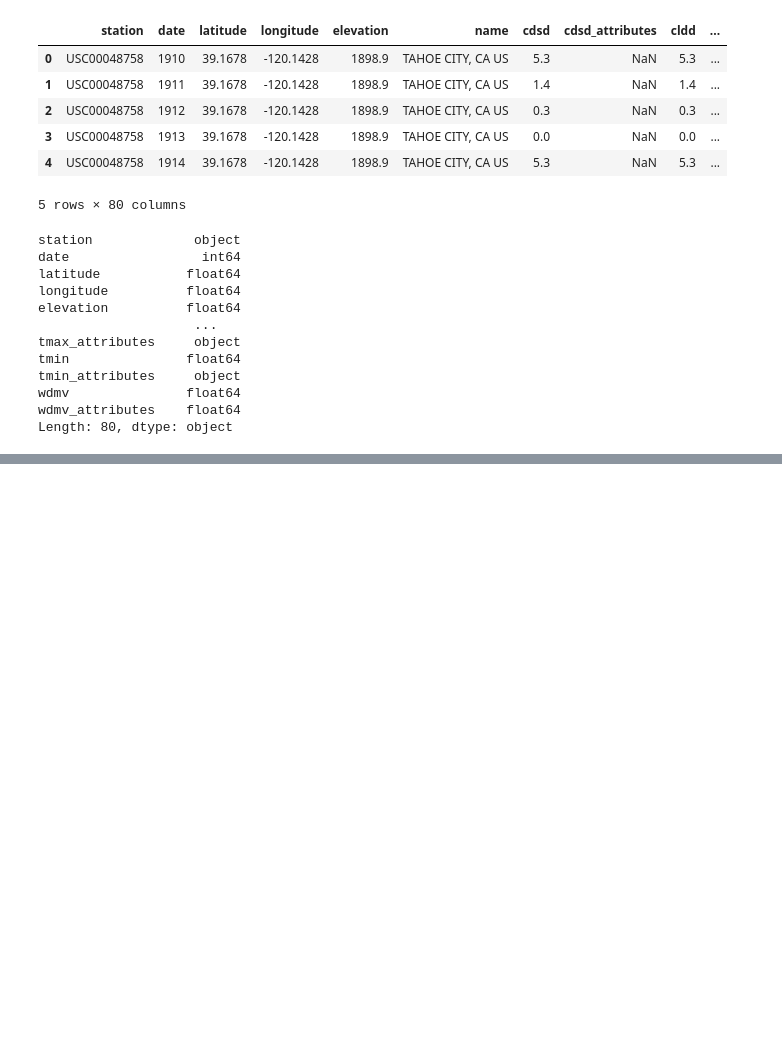
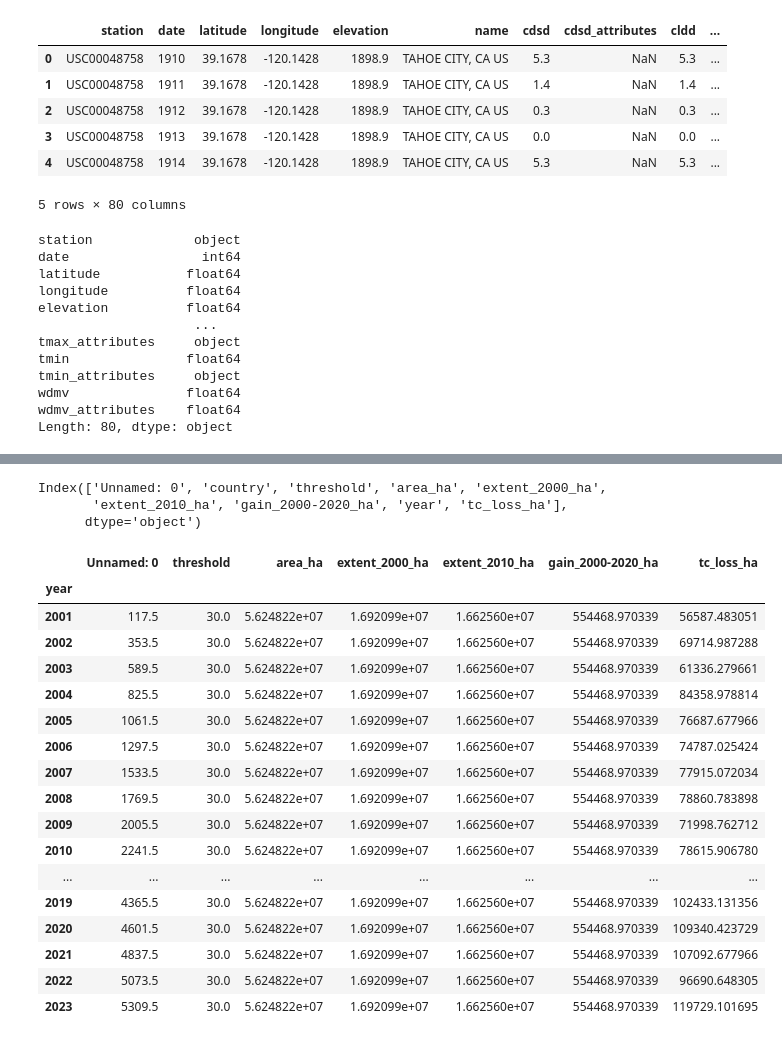
Before and after one commit to sidmanu/MIDS-W207-DeforestationAndClimate, a Jupyter notebook: notebooks/clean_NCEI.ipynb, the cells around one changed output, grey strips where cells are left out. Drawn from its saved outputs; the diff is of its cells as text; code cells hidden in the pictures; blank space fills up the shorter version.

```diff
--- a/notebooks/clean_NCEI.ipynb
+++ b/notebooks/clean_NCEI.ipynb
@@ -83,0 +86,3 @@ for column in df.columns:
+# %%
+carbon = pd.read_csv('gfc_carbon_yearly.csv')
+tc = pd.read_csv('gfc_tc_yearly.csv')
@@ -83,0 +117,27 @@ for column in df.columns:
+# %%
+tc.columns
+# %% [output]
+Index(['Unnamed: 0', 'country', 'threshold', 'area_ha', 'extent_2000_ha',
+       'extent_2010_ha', 'gain_2000-2020_ha', 'year', 'tc_loss_ha'],
+      dtype='object')
+# %%
+tc.groupby(by='year').mean()
+# %% [output]
+|  | Unnamed: 0 | threshold | area_ha | extent_2000_ha | extent_2010_ha | gain_2000-2020_ha | tc_loss_ha |
+| year |  |  |  |  |  |  |  |
+| 2001 | 117.5 | 30.0 | 5.624822e+07 | 1.692099e+07 | 1.662560e+07 | 554468.970339 | 56587.483051 |
+| 2002 | 353.5 | 30.0 | 5.624822e+07 | 1.692099e+07 | 1.662560e+07 | 554468.970339 | 69714.987288 |
+| 2003 | 589.5 | 30.0 | 5.624822e+07 | 1.692099e+07 | 1.662560e+07 | 554468.970339 | 61336.279661 |
+| 2004 | 825.5 | 30.0 | 5.624822e+07 | 1.692099e+07 | 1.662560e+07 | 554468.970339 | 84358.978814 |
+| 2005 | 1061.5 | 30.0 | 5.624822e+07 | 1.692099e+07 | 1.662560e+07 | 554468.970339 | 76687.677966 |
+| 2006 | 1297.5 | 30.0 | 5.624822e+07 | 1.692099e+07 | 1.662560e+07 | 554468.970339 | 74787.025424 |
+| 2007 | 1533.5 | 30.0 | 5.624822e+07 | 1.692099e+07 | 1.662560e+07 | 554468.970339 | 77915.072034 |
+| 2008 | 1769.5 | 30.0 | 5.624822e+07 | 1.692099e+07 | 1.662560e+07 | 554468.970339 | 78860.783898 |
+| 2009 | 2005.5 | 30.0 | 5.624822e+07 | 1.692099e+07 | 1.662560e+07 | 554468.970339 | 71998.762712 |
+| 2010 | 2241.5 | 30.0 | 5.624822e+07 | 1.692099e+07 | 1.662560e+07 | 554468.970339 | 78615.906780 |
+| ... | ... | ... | ... | ... | ... | ... | ... |
+| 2019 | 4365.5 | 30.0 | 5.624822e+07 | 1.692099e+07 | 1.662560e+07 | 554468.970339 | 102433.131356 |
+| 2020 | 4601.5 | 30.0 | 5.624822e+07 | 1.692099e+07 | 1.662560e+07 | 554468.970339 | 109340.423729 |
+| 2021 | 4837.5 | 30.0 | 5.624822e+07 | 1.692099e+07 | 1.662560e+07 | 554468.970339 | 107092.677966 |
+| 2022 | 5073.5 | 30.0 | 5.624822e+07 | 1.692099e+07 | 1.662560e+07 | 554468.970339 | 96690.648305 |
+| 2023 | 5309.5 | 30.0 | 5.624822e+07 | 1.692099e+07 | 1.662560e+07 | 554468.970339 | 119729.101695 |
```
Also changed, not shown: parts of 15 cells of this notebook, 7 other files.
